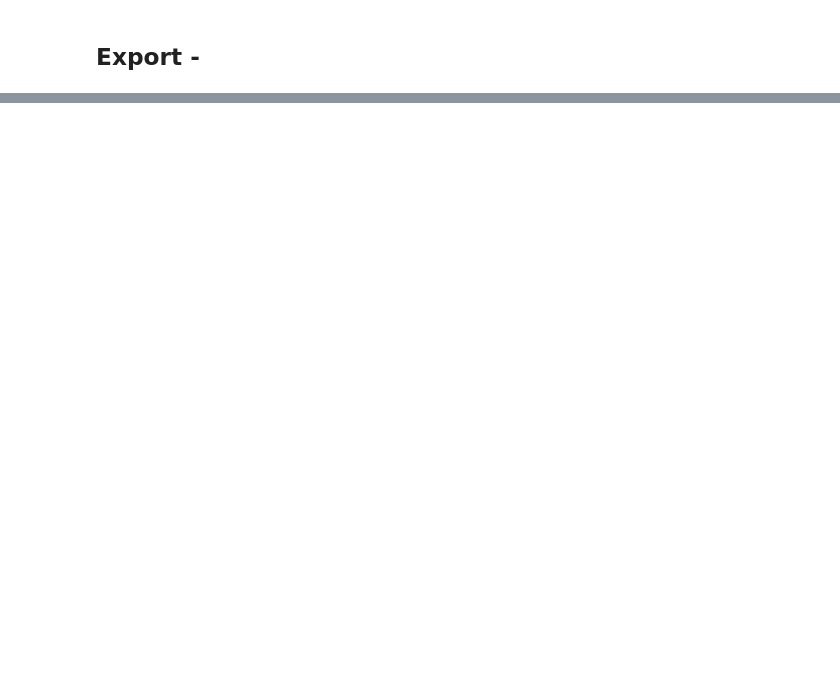
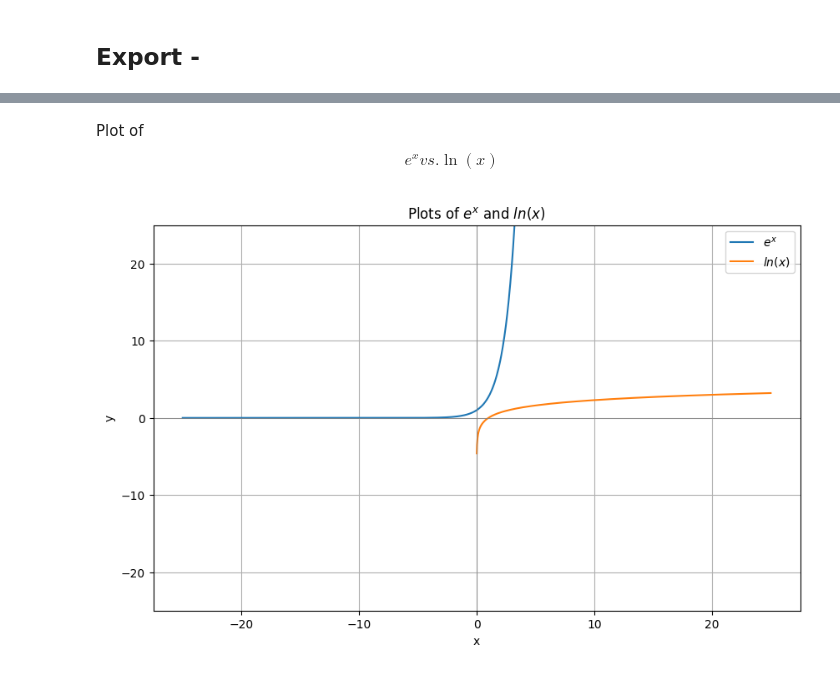
Before and after one commit to samir-joshi/course22p2, a Jupyter notebook: nbs/04_minibatch_training.ipynb, the cells around one changed output, grey strips where cells are left out. Cells and saved outputs as stored; diff of their text form; code cells hidden in the pictures; blank space fills up the shorter version.

Commit message:
Add explanation about using natural log in negative log loss function.

```diff
--- a/nbs/04_minibatch_training.ipynb
+++ b/nbs/04_minibatch_training.ipynb
@@ -828,0 +845,33 @@ import nbdev; nbdev.nbdev_export()
+# %% [markdown]
+Plot of $$e^x   vs.   \ln(x)$$
+# %%
+import numpy as np
+import matplotlib.pyplot as plt
+
+# Generate x values
+x = np.linspace(-25, 25, 1200)
+x_log = np.linspace(0.01, 25, 1200) # Avoid log(0)
+
+# Calculate y values for exponential and logarithm functions
+y_exp = np.exp(x)
+y_log = np.log(x_log)
+
+# Create the plot
+plt.figure(figsize=(10, 6))
+plt.plot(x, y_exp, label='$e^x$')
+plt.plot(x_log, y_log, label='$ln(x)$')
+
+# Add labels and title
+plt.xlabel('x')
+plt.ylabel('y')
+plt.title('Plots of $e^x$ and $ln(x)$')
+plt.legend()
+plt.grid(True)
+plt.axhline(0, color='grey', lw=0.5)
+plt.axvline(0, color='grey', lw=0.5)
+plt.ylim(-25, 25) # Set y-axis limits for better visualization of ln(x)
+
+# Show the plot
+plt.show()
+# %% [output]
+[figure, added]
```
Also changed, not shown: parts of 18 cells of this notebook.
